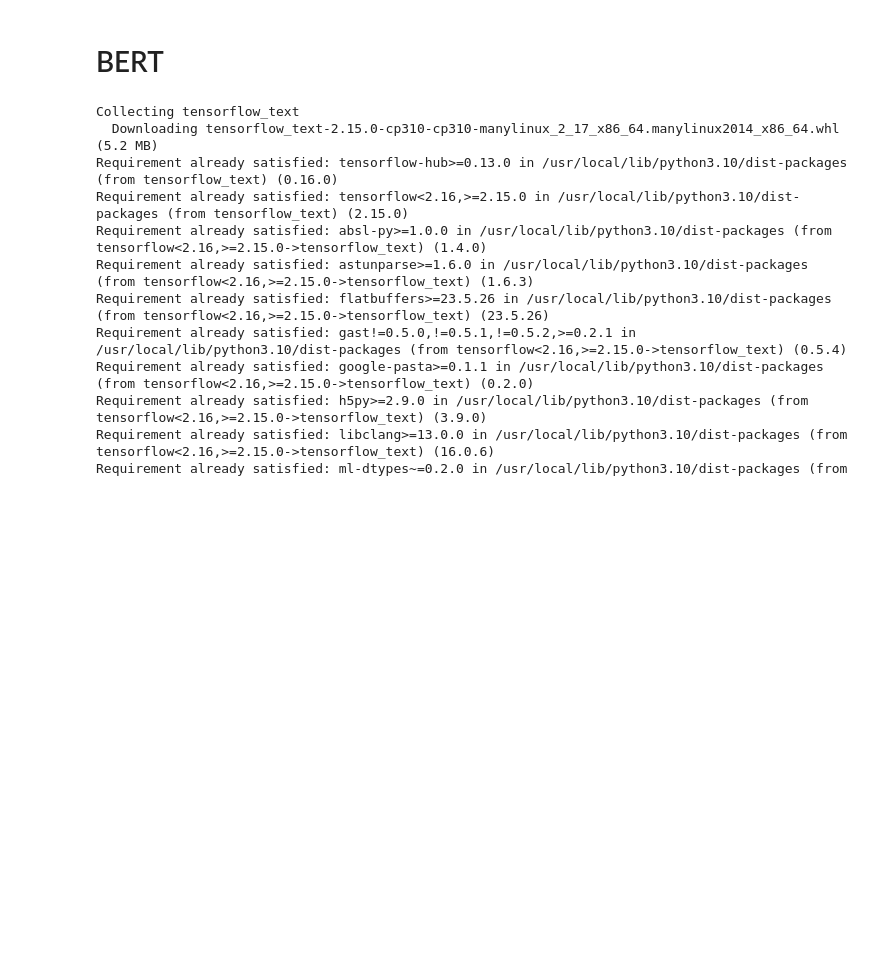
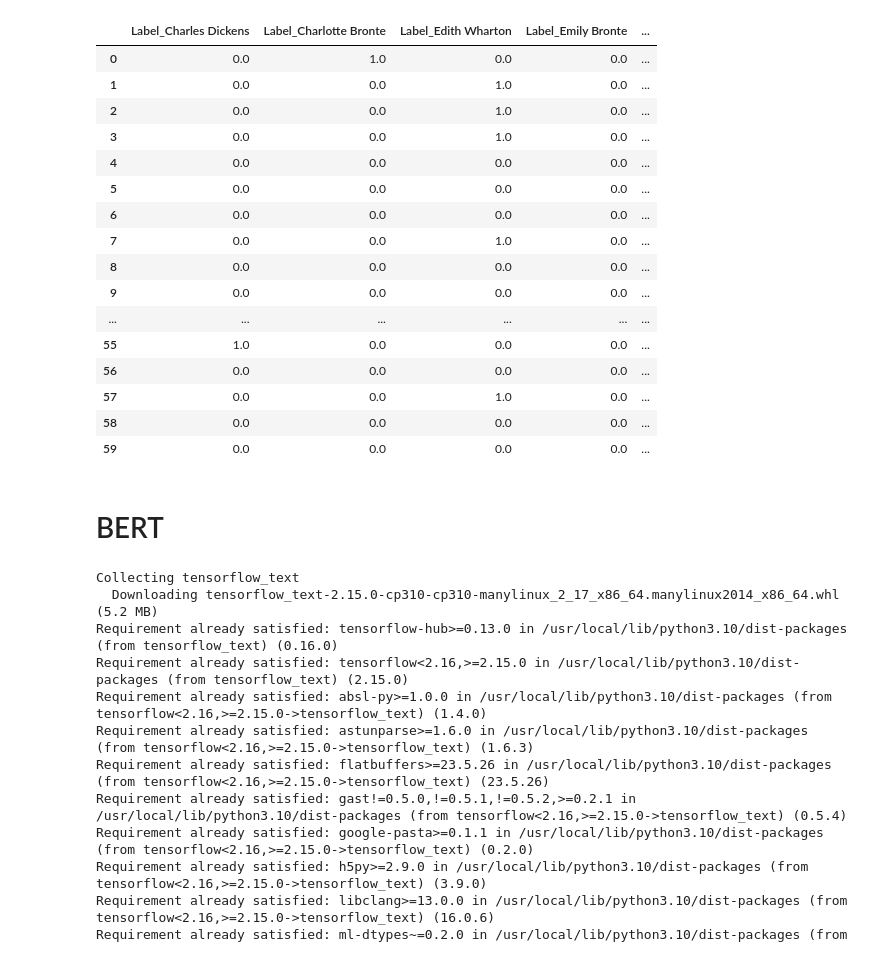
Before and after one commit to KapilM26/GNG5125, a Jupyter notebook: TF_IDF_BERT.ipynb, the cells around one changed output. Cells and saved outputs as stored; diff of their text form; code cells hidden in the pictures; blank space fills up the shorter version.

```diff
--- a/TF_IDF_BERT.ipynb
+++ b/TF_IDF_BERT.ipynb
@@ -81,7 +81,7 @@ for url, label in zip(book_urls, book_authors):
     all_partitions.extend(book_partitions)
 
 # Convert to DataFrame
-partition_df = pd.DataFrame(all_partitions, columns=['Label', 'Words'])
+partition_df = pd.DataFrame(all_partitions, columns=['Label', 'Words']).sample(frac=1)
 
 # Serialize DataFrame to CSV
 partition_df.to_csv('book_partitions_cleaned.csv', index=False)
@@ -113,22 +112,18 @@ from sklearn.multiclass import OneVsOneClassifier
 # %%
 model_objs = [
-    OneVsRestClassifier(SVC(kernel="linear")),
     OneVsRestClassifier(SVC(kernel="rbf")),
-    OneVsRestClassifier(SVC(kernel="poly")),
     RandomForestClassifier(),
-    GaussianNB(),
+    OneVsRestClassifier(GaussianNB()),
     KNeighborsClassifier(),
-    OneVsOneClassifier(SGDClassifier()),
+    OneVsRestClassifier(SGDClassifier()),
     DecisionTreeClassifier(),
-    AdaBoostClassifier(),
-    XGBClassifier(random_state=69)
+    OneVsRestClassifier(AdaBoostClassifier()),
+    OneVsRestClassifier(XGBClassifier(random_state=69))
     ]
 
 
 model_names = [
-    "Linear SVC",
     "Gaussian SVC",
-    "Polynomial SVC",
     "RandomForestClassifier",
     "Naive Bayes",
     "KNeighborsClassifier",
@@ -144,7 +139,7 @@ import warnings
 warnings.filterwarnings('ignore')
 
 kf = KFold(n_splits=10, shuffle=True, random_state=69)
-onehot_encoder = OneHotEncoder(sparse=False, drop='first')
+onehot_encoder = OneHotEncoder(sparse=False)
 
 for m_obj, m_name in zip(model_objs, model_names):
   acc_sum = 0
@@ -214,3 +229,23 @@ Average ROC AUC: 0.951409457057677
+# %%
+y_test_df
+# %% [output]
+|  | Label_Charles Dickens | Label_Charlotte Bronte | Label_Edith Wharton | Label_Emily Bronte | ... |
+| 0 | 0.0 | 1.0 | 0.0 | 0.0 | ... |
+| 1 | 0.0 | 0.0 | 1.0 | 0.0 | ... |
+| 2 | 0.0 | 0.0 | 1.0 | 0.0 | ... |
+| 3 | 0.0 | 0.0 | 1.0 | 0.0 | ... |
+| 4 | 0.0 | 0.0 | 0.0 | 0.0 | ... |
+| 5 | 0.0 | 0.0 | 0.0 | 0.0 | ... |
+| 6 | 0.0 | 0.0 | 0.0 | 0.0 | ... |
+| 7 | 0.0 | 0.0 | 1.0 | 0.0 | ... |
+| 8 | 0.0 | 0.0 | 0.0 | 0.0 | ... |
+| 9 | 0.0 | 0.0 | 0.0 | 0.0 | ... |
+| ... | ... | ... | ... | ... | ... |
+| 55 | 1.0 | 0.0 | 0.0 | 0.0 | ... |
+| 56 | 0.0 | 0.0 | 0.0 | 0.0 | ... |
+| 57 | 0.0 | 0.0 | 1.0 | 0.0 | ... |
+| 58 | 0.0 | 0.0 | 0.0 | 0.0 | ... |
+| 59 | 0.0 | 0.0 | 0.0 | 0.0 | ... |
 # %% [markdown]
 # BERT
 # %%
```
Also changed, not shown: parts of 5 cells of this notebook.
